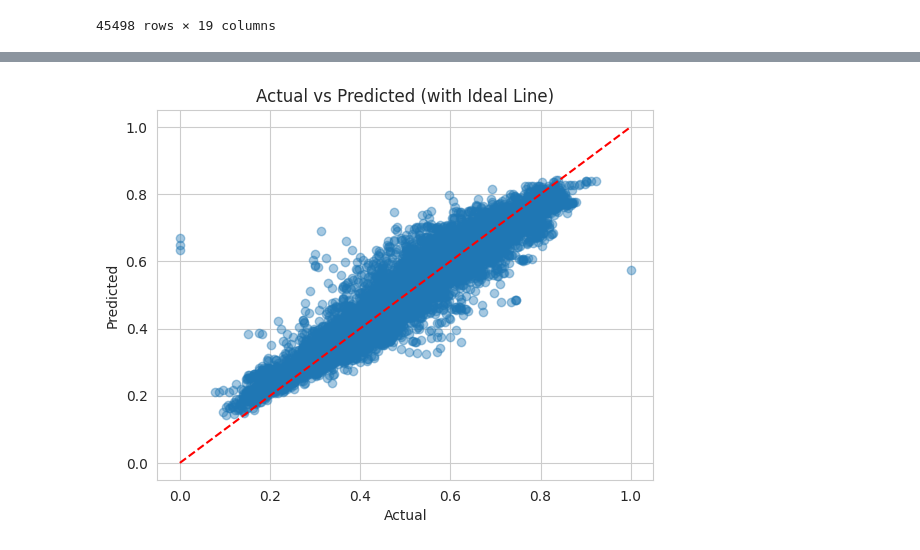
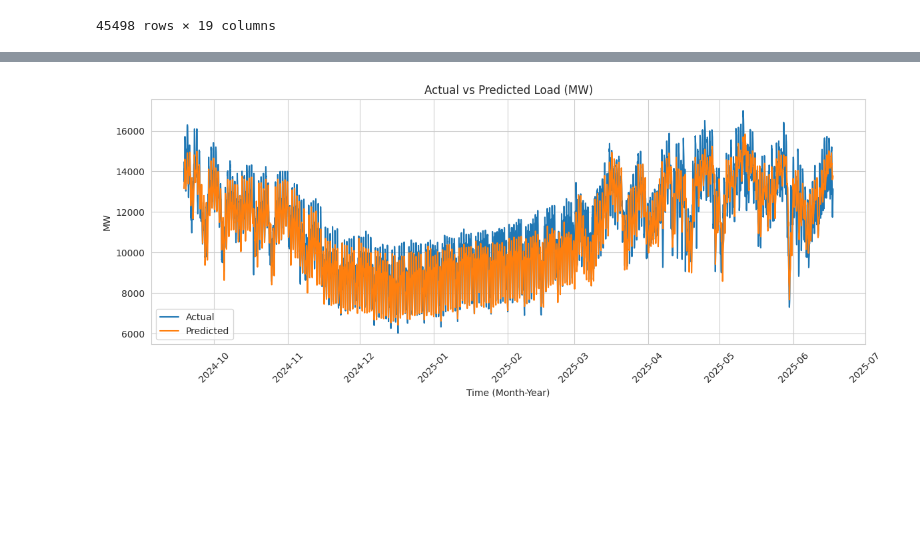
Before and after one commit to Joydas2003/Electrical-Load-Forcasting-Ml, a Jupyter notebook: Machine Learning Based short term Electrical Load Forcasting.ipynb, the cells around one changed output, grey strips where cells are left out. Cells and saved outputs as stored; diff of their text form; code cells hidden in the pictures; blank space fills up the shorter version.

```diff
--- a/Machine Learning Based short term Electrical Load Forcasting.ipynb
+++ b/Machine Learning Based short term Electrical Load Forcasting.ipynb
@@ -823,14 +753,15 @@ from sklearn.metrics import mean_squared_error, mean_absolute_error, r2_score
 sx = MinMaxScaler()
 sy = MinMaxScaler()
 
-# fit only train
 x_train = sx.fit_transform(x_train)
+x_val   = sx.transform(x_val)
 x_test  = sx.transform(x_test)
 
 y_train = sy.fit_transform(y_train.values.reshape(-1,1))
+y_val   = sy.transform(y_val.values.reshape(-1,1))
 y_test  = sy.transform(y_test.values.reshape(-1,1))
 # %%
-w = 64
+w = 24
 
 def make_window(x, y, w):
     X, Y = [], []
@@ -840,7 +771,10 @@ def make_window(x, y, w):
     return np.array(X), np.array(Y)
 
 x_train_w, y_train_w = make_window(x_train, y_train, w)
-x_test_w, y_test_w   = make_window(x_test, y_test, w)
+x_val_w,   y_val_w   = make_window(x_val, y_val, w)
+x_test_w,  y_test_w  = make_window(x_test, y_test, w)
 
-print(x_train_w.shape, y_train_w.shape)
+print("Train:", x_train_w.shape, y_train_w.shape)
+print("Val  :", x_val_w.shape, y_val_w.shape)
+print("Test :", x_test_w.shape, y_test_w.shape)
 # %% [output]
@@ -849,10 +785,14 @@ print(x_train_w.shape, y_train_w.shape)
 x_train_t = torch.tensor(x_train_w, dtype=torch.float32)
 y_train_t = torch.tensor(y_train_w, dtype=torch.float32)
 
-x_test_t  = torch.tensor(x_test_w, dtype=torch.float32)
-y_test_t  = torch.tensor(y_test_w, dtype=torch.float32)
+x_val_t = torch.tensor(x_val_w, dtype=torch.float32)
+y_val_t = torch.tensor(y_val_w, dtype=torch.float32)
+
+x_test_t = torch.tensor(x_test_w, dtype=torch.float32)
+y_test_t = torch.tensor(y_test_w, dtype=torch.float32)
 
 train_loader = DataLoader(TensorDataset(x_train_t, y_train_t), batch_size=32, shuffle=True)
+val_loader   = DataLoader(TensorDataset(x_val_t, y_val_t), batch_size=32, shuffle=False)
 test_loader  = DataLoader(TensorDataset(x_test_t, y_test_t), batch_size=32, shuffle=False)
 # %%
 class CNN1D(nn.Module):
@@ -993,15 +931,20 @@ R2  : 0.8908236667031328
-# %%
-plt.figure()
-plt.scatter(y_true, y_pred, alpha=0.4)
-
-# perfect prediction line
-min_v = min(min(y_true), min(y_pred))
-max_v = max(max(y_true), max(y_pred))
-plt.plot([min_v, max_v], [min_v, max_v], 'r--')
-
-plt.title("Actual vs Predicted (with Ideal Line)")
-plt.xlabel("Actual")
-plt.ylabel("Predicted")
-plt.show()
-# %% [output]
-[figure, removed]
+# %%
+import pandas as pd
+
+# time index fix (IMPORTANT)
+time_index = y.index[-len(y_true_inv):]
+
+plt.figure(figsize=(12,5))
+plt.plot(time_index, y_true_inv, label="Actual")
+plt.plot(time_index, y_pred_inv, label="Predicted")
+
+plt.title("Actual vs Predicted Load (MW)")
+plt.xlabel("Time (Month-Year)")
+plt.ylabel("MW")
+
+plt.legend()
+plt.xticks(rotation=45)
+plt.tight_layout()
+plt.show()
+# %% [output]
+[figure, added]
```
Also changed, not shown: parts of 27 cells of this notebook.
